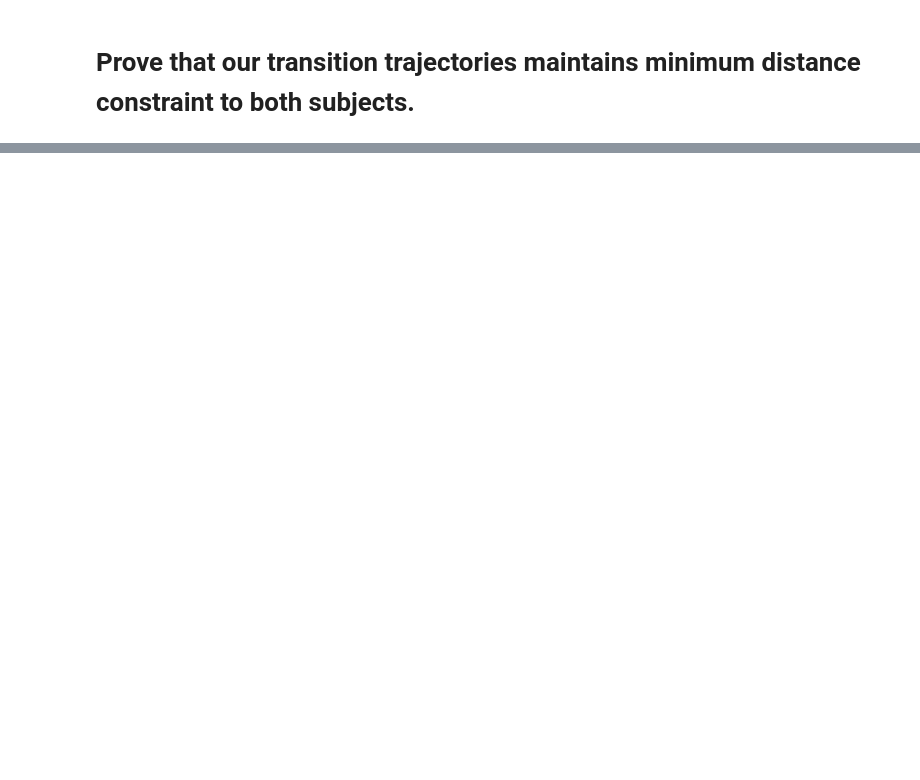
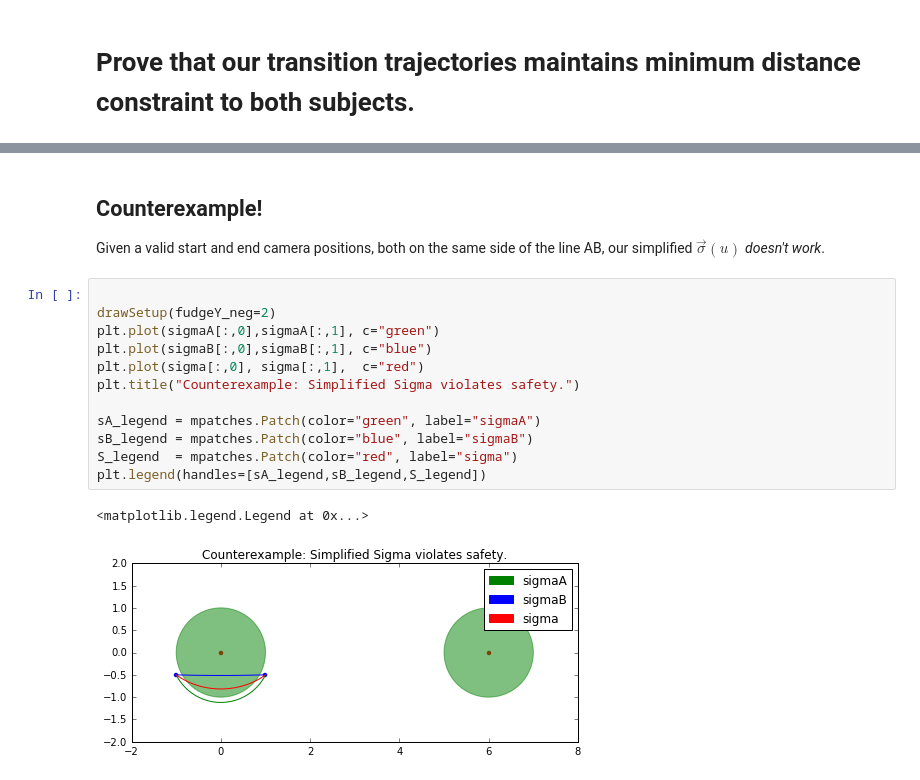
Before and after one commit to njoubert/spooky, a Jupyter notebook: experiments/ipython/NJ - 06 - Toric Interpolation Proof of Min Dist Constraint Maintenance.ipynb, the cells around one changed output, grey strips where cells are left out. Drawn from its saved outputs; the diff is of its cells as text; blank space fills up the shorter version.

```diff
--- a/experiments/ipython/NJ - 06 - Toric Interpolation Proof of Min Dist Constraint Maintenance.ipynb
+++ b/experiments/ipython/NJ - 06 - Toric Interpolation Proof of Min Dist Constraint Maintenance.ipynb
@@ -131,0 +199,19 @@ drawSetup()
+# %% [markdown]
+## Counterexample!
+
+Given a valid start and end camera positions, both on the same side of the line AB, our simplified $\vec{\sigma}(u)$ *doesn't work*.
+# %%
+
+drawSetup(fudgeY_neg=2)
+plt.plot(sigmaA[:,0],sigmaA[:,1], c="green")
+plt.plot(sigmaB[:,0],sigmaB[:,1], c="blue")
+plt.plot(sigma[:,0], sigma[:,1],  c="red")
+plt.title("Counterexample: Simplified Sigma violates safety.")
+
+sA_legend = mpatches.Patch(color="green", label="sigmaA")
+sB_legend = mpatches.Patch(color="blue", label="sigmaB")
+S_legend  = mpatches.Patch(color="red", label="sigma")
+plt.legend(handles=[sA_legend,sB_legend,S_legend])
+# %% [output]
+<matplotlib.legend.Legend at 0x...>
+[figure, added]
```
Also changed, not shown: parts of 6 cells of this notebook.
